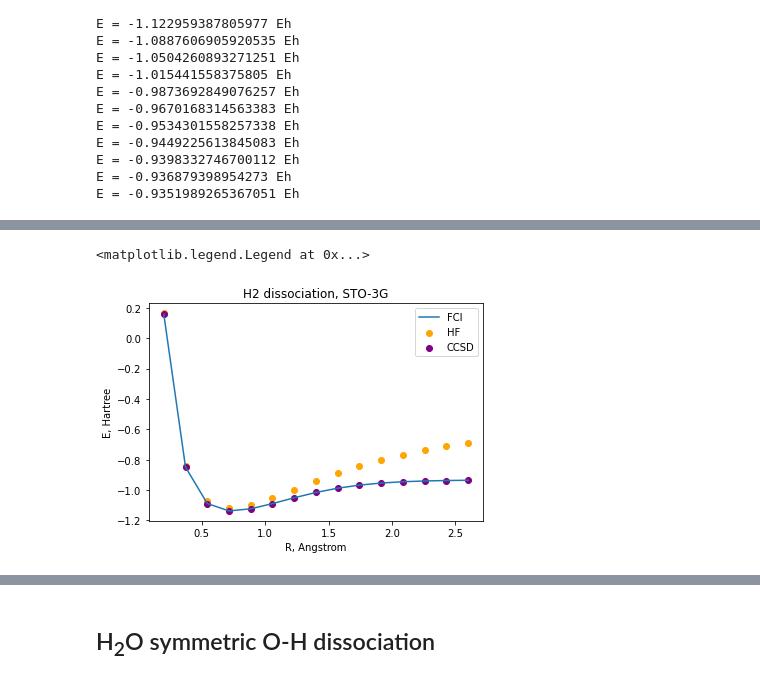
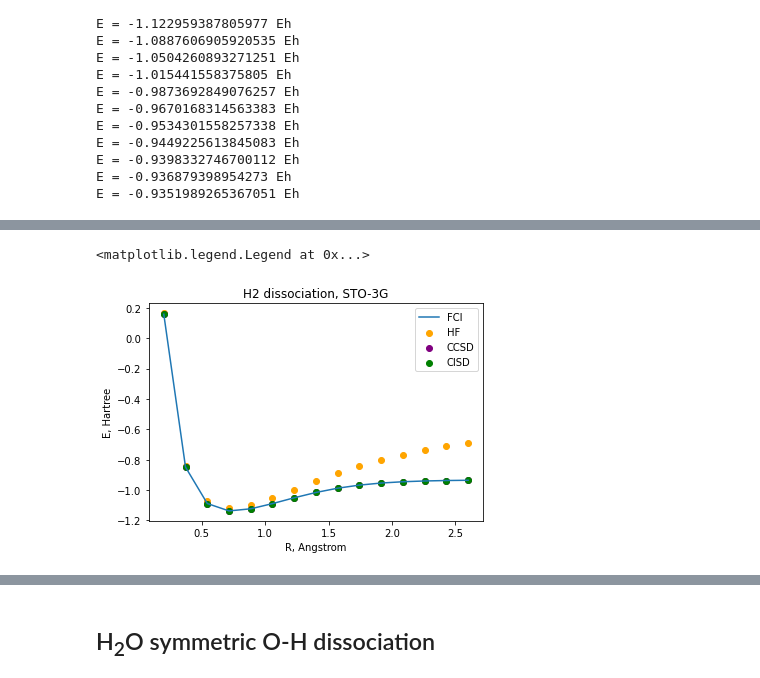
Before and after one commit to CDL-Quantum/CohortProject_2021, a Jupyter notebook: Week3_VQE/S1_Classical_Methods.ipynb, the cells around one changed output, grey strips where cells are left out. Drawn from its saved outputs; the diff is of its cells as text; code cells hidden in the pictures.

```diff
--- a/Week3_VQE/S1_Classical_Methods.ipynb
+++ b/Week3_VQE/S1_Classical_Methods.ipynb
@@ -39,7 +73,9 @@ basis = 'sto-3g'
 bond_lengths = np.linspace(0.2,2.6,15)
 # %%
 #Run FCI
+start = timer()
 FCI_PES = obtain_PES('h2', bond_lengths, basis, method='fci')
+end = timer()
 # %% [output]
 E = 0.15748213365503494 Eh
 E = -0.8488991062024307 Eh
@@ -59,6 +100,8 @@ E = -0.9351960308386074 Eh
 # %%
 #Run HF
+start = timer()
 HF_PES = obtain_PES('h2', bond_lengths, basis,  method='hf')
+end = timer()
 # %% [output]
 E = 0.16412595411336484 Eh
 E = -0.8397057843499818 Eh
@@ -78,6 +126,8 @@ E = -0.6914700512624808 Eh
 # %%
 #Run CCSD
+start = timer()
 CCSD_PES = obtain_PES('h2', bond_lengths, basis,  method='ccsd')
+end = timer()
 # %% [output]
 E = 0.15748412056436448 Eh
 E = -0.8488985094851165 Eh
@@ -96,0 +152,5 @@ E = -0.9351989265367051 Eh
+# %%
+#Run CISD
+start = timer()
+CISD_PES = obtain_PES('h2', bond_lengths, basis,  method='cisd')
+end = timer()
@@ -97,14 +201,16 @@ E = -0.9351989265367051 Eh
 # %%
 #Plot H2 PESs
 
 plt.title('H2 dissociation, STO-3G')
 plt.xlabel('R, Angstrom')
 plt.ylabel('E, Hartree')
 
 plt.plot(bond_lengths, FCI_PES, label='FCI')
 plt.scatter(bond_lengths, HF_PES, label='HF', color='orange')
 plt.scatter(bond_lengths, CCSD_PES, label='CCSD', color='purple')
+plt.scatter(bond_lengths, CISD_PES, label='CISD', color='green')
+
 plt.legend()
 # %% [output]
 <matplotlib.legend.Legend at 0x...>
-[figure, old version]
+[figure, new version]
```
Also changed, not shown: parts of 41 cells of this notebook, 14 other files.
